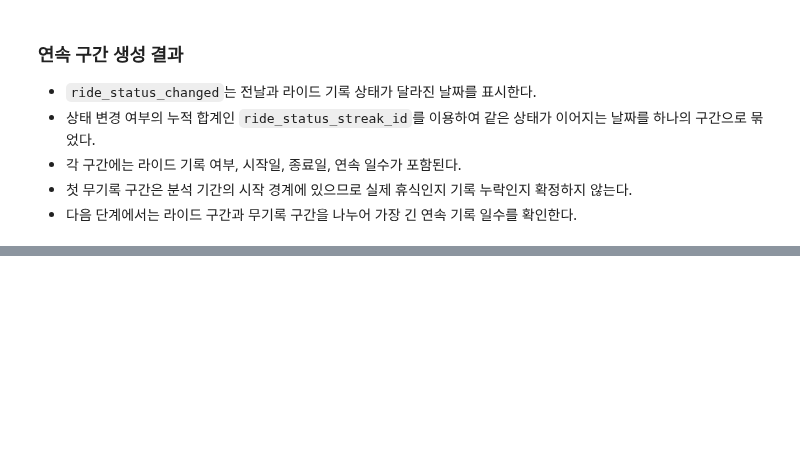
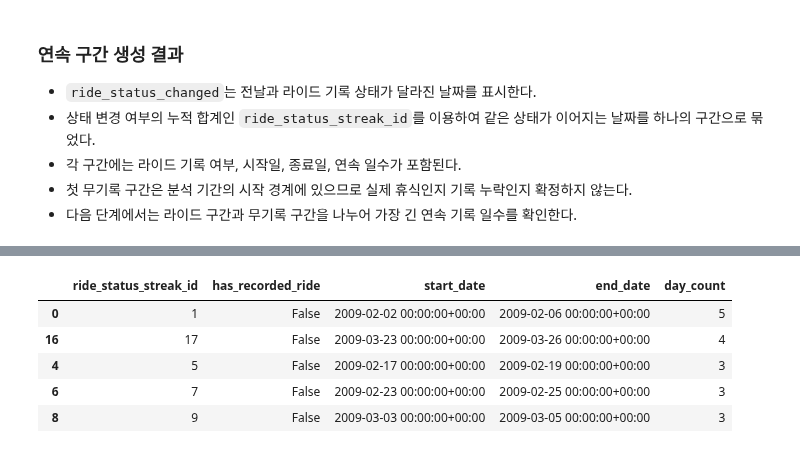
Before and after one commit to jhh0107gsc-hub/cycling, a Jupyter notebook: notebooks/02_training_trends.ipynb, the cells around one changed output, grey strips where cells are left out. Saved outputs shown, nothing was run; the diff lists cells and outputs as text; code cells hidden in the pictures; blank space fills up the shorter version.

```diff
--- a/notebooks/02_training_trends.ipynb
+++ b/notebooks/02_training_trends.ipynb
@@ -848,0 +869,20 @@ ride_status_streak_summary_df.head(10)
+# %%
+longest_no_ride_streaks_df = (
+    ride_status_streak_summary_df.loc[
+        ~ride_status_streak_summary_df["has_recorded_ride"]
+    ]
+    .sort_values(
+        "day_count",
+        ascending=False,
+    )
+    .head(5)
+)
+
+longest_no_ride_streaks_df
+# %% [output]
+|  | ride_status_streak_id | has_recorded_ride | start_date | end_date | day_count |
+| 0 | 1 | False | 2009-02-02 00:00:00+00:00 | 2009-02-06 00:00:00+00:00 | 5 |
+| 16 | 17 | False | 2009-03-23 00:00:00+00:00 | 2009-03-26 00:00:00+00:00 | 4 |
+| 4 | 5 | False | 2009-02-17 00:00:00+00:00 | 2009-02-19 00:00:00+00:00 | 3 |
+| 6 | 7 | False | 2009-02-23 00:00:00+00:00 | 2009-02-25 00:00:00+00:00 | 3 |
+| 8 | 9 | False | 2009-03-03 00:00:00+00:00 | 2009-03-05 00:00:00+00:00 | 3 |
```
Also changed, not shown: parts of 2 cells of this notebook.
